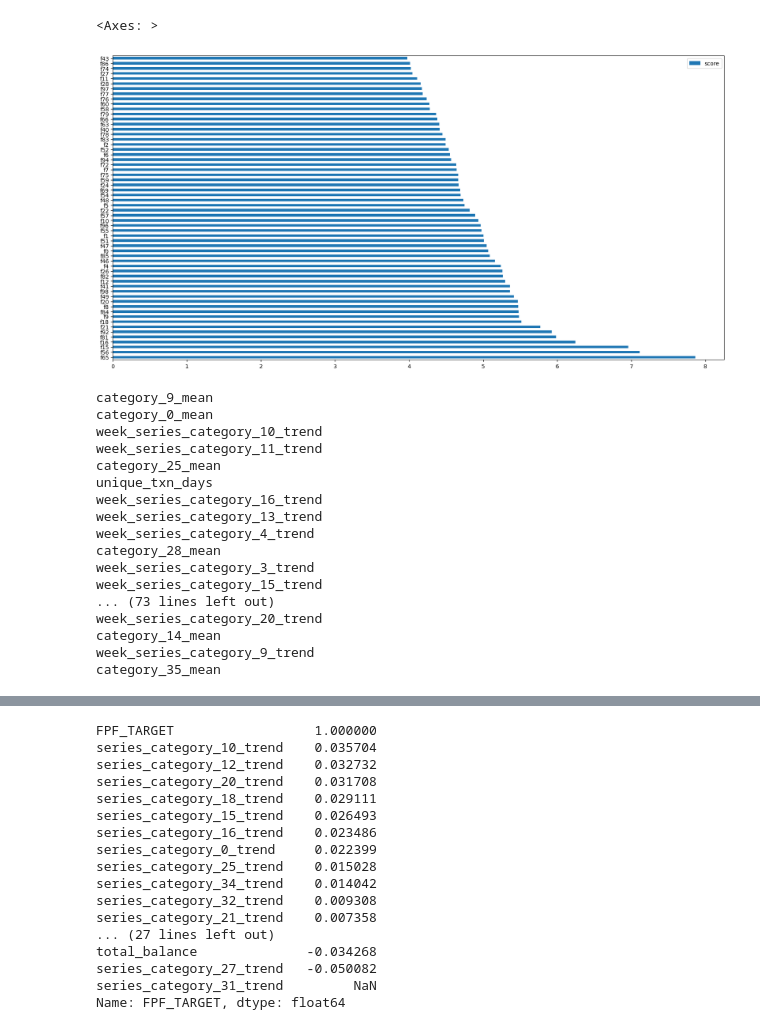
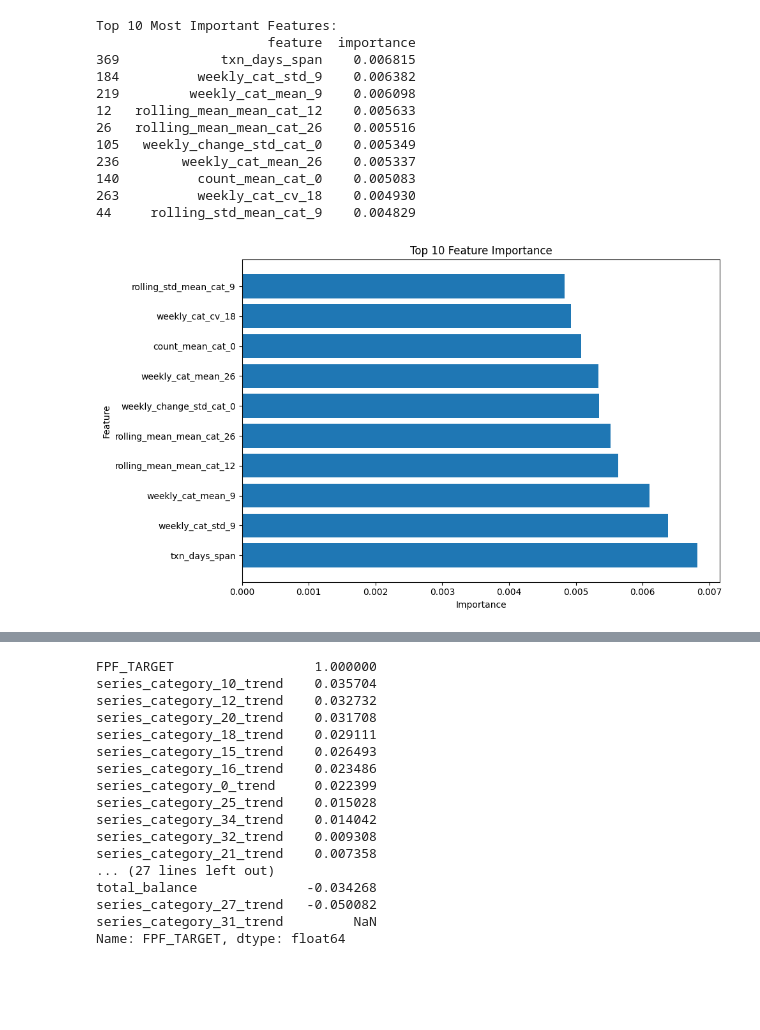
Before and after one commit to shsaha2024/mlc-sp25-car, a Jupyter notebook: manat_workflow/eda.ipynb, the cells around one changed output, grey strips where cells are left out. Drawn from its saved outputs; the diff is of its cells as text; code cells hidden in the pictures; blank space fills up the shorter version.

Commit message:
add cat 4 models

```diff
--- a/manat_workflow/eda.ipynb
+++ b/manat_workflow/eda.ipynb
@@ -297,32 +458,55 @@ array([0.40319735, 0.20079185, 0.32597977, 0.28912076, 0.36544356,
 # %%
-feature_important = pipeline['model'].get_booster().get_score(importance_type='gain')
-keys = list(feature_important.keys())
-values = list(feature_important.values())
+# Step 8: Feature Importance
+def feature_importance(model, X_train):
+    if hasattr(model, 'named_steps'):
+        model_name = model.named_steps['model'].__class__.__name__.lower()
+        base_model = model.named_steps['model']
+    else:
+        model_name = model.__class__.__name__.lower()
+        base_model = model
 
-data = pd.DataFrame(data=values, index=keys, columns=["score"]).sort_values(by = "score", ascending=False)
-data.nlargest(60, columns="score").plot(kind='barh', figsize = (20,10))
+    # Return importances based on type
+    if 'xgb' in model_name:
+        importances = base_model.feature_importances_
+    elif 'logistic' in model_name:
+        importances= base_model.coef_[0]
+    else:
+        raise NotImplementedError(f"Model type '{model_name}' not supported.")
+
+    feature_importance = pd.DataFrame({
+        'feature': X_train.columns,
+        'importance': importances
+    })
+    feature_importance = feature_importance.sort_values('importance', ascending=False)
+
+    # Display top features
+    print("\nTop 10 Most Important Features:")
+    print(feature_importance.head(10))
+
+    # Optional: Visualize feature importance
+    import matplotlib.pyplot as plt
+
+    plt.figure(figsize=(10, 6))
+    plt.barh(feature_importance['feature'][:10], feature_importance['importance'][:10])
+    plt.title('Top 10 Feature Importance')
+    plt.xlabel('Importance')
+    plt.ylabel('Feature')
+    plt.tight_layout()
+    plt.show()
-# %% [output]
-<Axes: >
-[figure, removed]
 # %%
-for x in data.index:
-    print(X_train.columns[int(x[1:])])
+feature_importance(xgb_tuned, X_train)
 # %% [output]
-category_9_mean
-category_0_mean
-week_series_category_10_trend
-week_series_category_11_trend
-category_25_mean
-unique_txn_days
-week_series_category_16_trend
-week_series_category_13_trend
-week_series_category_4_trend
-category_28_mean
-week_series_category_3_trend
-week_series_category_15_trend
-... (73 lines left out)
-week_series_category_20_trend
-category_14_mean
-week_series_category_9_trend
-category_35_mean
+Top 10 Most Important Features:
+                      feature  importance
+369             txn_days_span    0.006815
+184          weekly_cat_std_9    0.006382
+219         weekly_cat_mean_9    0.006098
+12   rolling_mean_mean_cat_12    0.005633
+26   rolling_mean_mean_cat_26    0.005516
+105   weekly_change_std_cat_0    0.005349
+236        weekly_cat_mean_26    0.005337
+140          count_mean_cat_0    0.005083
+263          weekly_cat_cv_18    0.004930
+44     rolling_std_mean_cat_9    0.004829
+[figure, added]
 # %%
```
Also changed, not shown: parts of 18 cells of this notebook, 2 other files.
